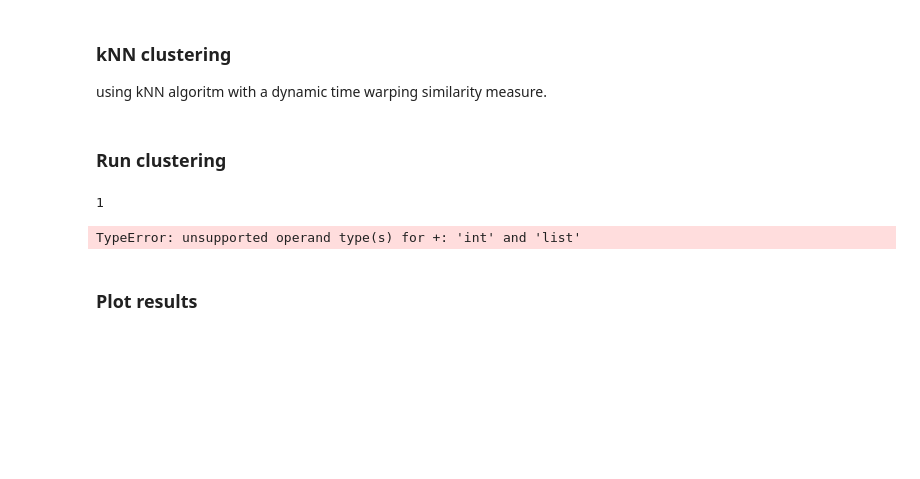
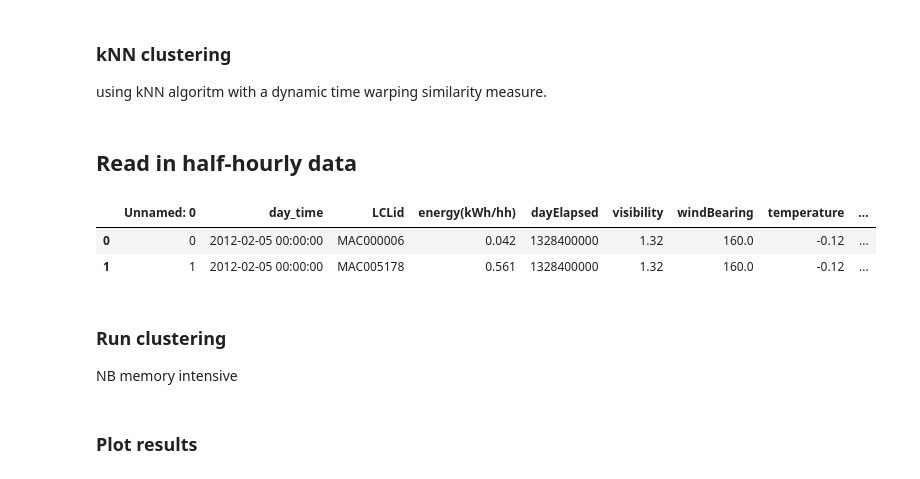
Before and after one commit to sofiary/teamunicornn, a Jupyter notebook: challenge_1/notebooks/3_1_clustering_kNN_ds.ipynb, the cells around one changed output. Cells and saved outputs as stored; diff of their text form; code cells hidden in the pictures; blank space fills up the shorter version.

```diff
--- a/challenge_1/notebooks/3_1_clustering_kNN_ds.ipynb
+++ b/challenge_1/notebooks/3_1_clustering_kNN_ds.ipynb
@@ -306,3 +310,14 @@ def k_means_clust(data,num_clust,num_iter,w=5):
             centroids[key]=[m/len(assignments[key]) for m in clust_sum]
 
     return centroids
+# %% [markdown]
+
+## Read in half-hourly data
+# %%
+df = pd.read_csv(f'{PATH}hh_for_clustering_544_ids_735_days.csv')
+# %%
+df.head(n=2)
+# %% [output]
+|  | Unnamed: 0 | day_time | LCLid | energy(kWh/hh) | dayElapsed | visibility | windBearing | temperature | ... |
+| 0 | 0 | 2012-02-05 00:00:00 | MAC000006 | 0.042 | 1328400000 | 1.32 | 160.0 | -0.12 | ... |
+| 1 | 1 | 2012-02-05 00:00:00 | MAC005178 | 0.561 | 1328400000 | 1.32 | 160.0 | -0.12 | ... |
@@ -309,8 +326,4 @@ def k_means_clust(data,num_clust,num_iter,w=5):
 # %% [markdown]
 ### Run clustering
+
+NB memory intensive
-# %%
-num_clust = 10
-centroids=k_means_clust(res,num_clust,10,4)
-# %% [output]
-1
-TypeError: unsupported operand type(s) for +: 'int' and 'list'
```
Also changed, not shown: parts of 36 cells of this notebook, 36 other files.
